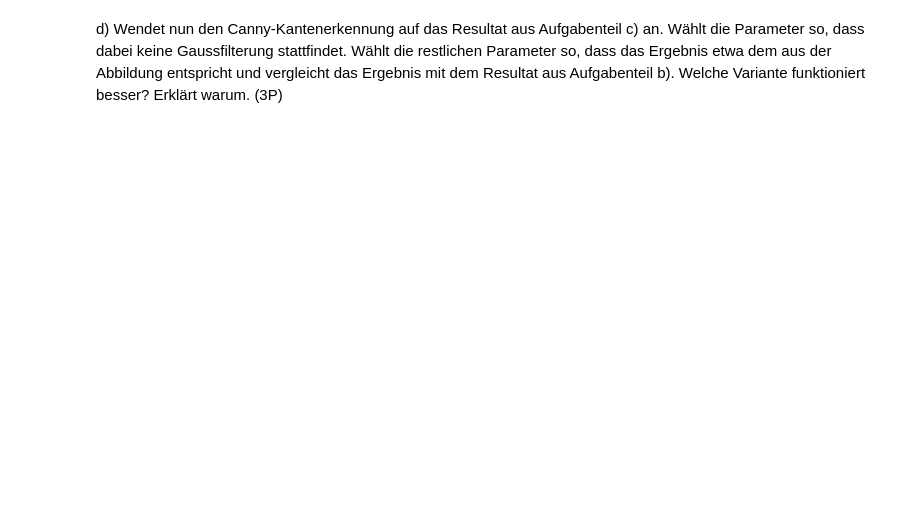
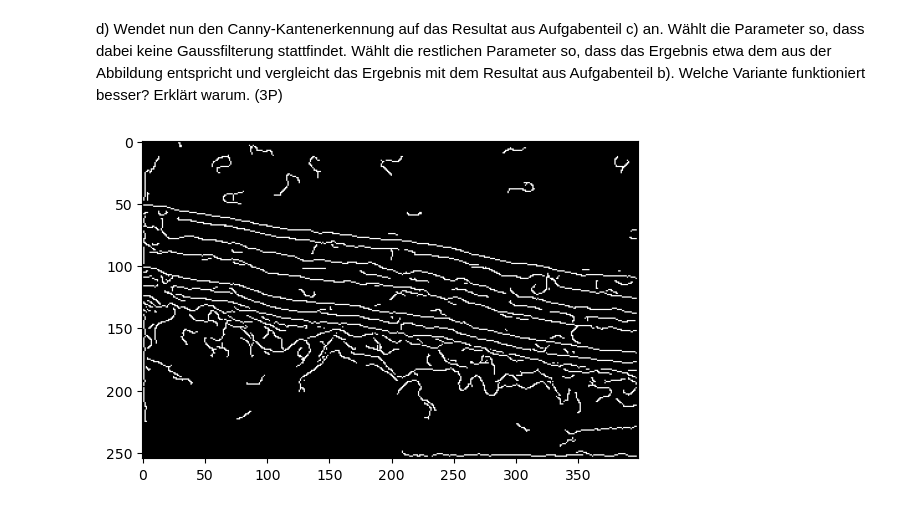
Before and after one commit to TimNogga/MedizinischeBildAnalyseBonn, a Jupyter notebook: mba-02/MBA_02.ipynb, the cells around one changed output. Drawn from its saved outputs; the diff is of its cells as text; code cells hidden in the pictures; blank space fills up the shorter version.

```diff
--- a/mba-02/MBA_02.ipynb
+++ b/mba-02/MBA_02.ipynb
@@ -288,3 +357,9 @@ c) Nutzt anstelle des Gaussfilters erst einen bilateralen Filter und wendet ansc
 d) Wendet nun den Canny-Kantenerkennung auf das Resultat aus Aufgabenteil c) an. Wählt die Parameter so, dass dabei keine Gaussfilterung stattfindet. Wählt die restlichen Parameter so, dass das Ergebnis etwa dem aus der Abbildung entspricht und vergleicht das Ergebnis mit dem Resultat aus Aufgabenteil b). Welche Variante funktioniert besser? Erklärt warum. (3P)
 # %%
 # Lösung hier
+img_bscan_canny = ski.feature.canny(img_bscan_median, sigma=0)
+
+plt.imshow(img_bscan_canny, cmap='gray')
+plt.show()
+# %% [output]
+[figure, added]
```
Also changed, not shown: parts of 3 cells of this notebook.
